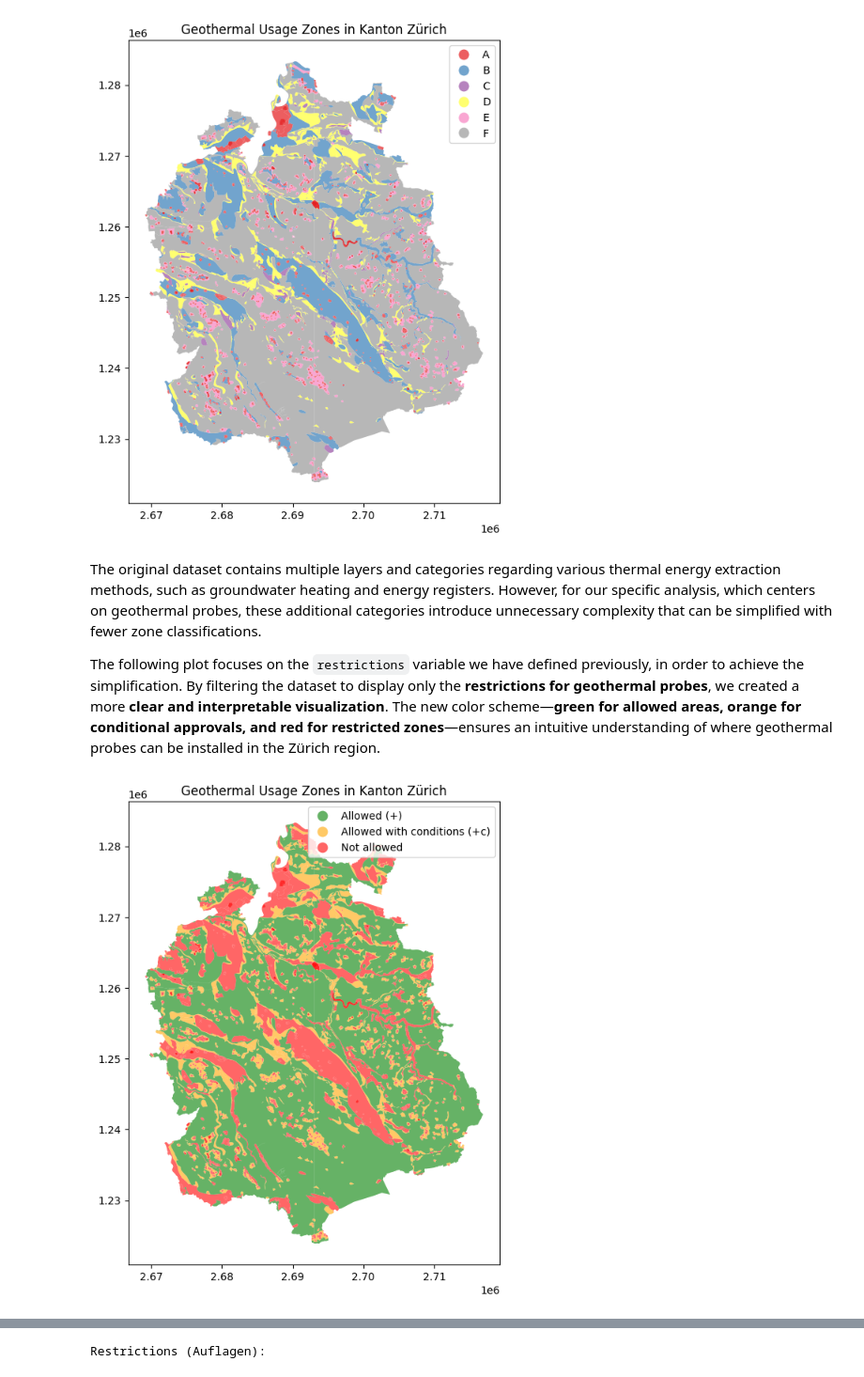
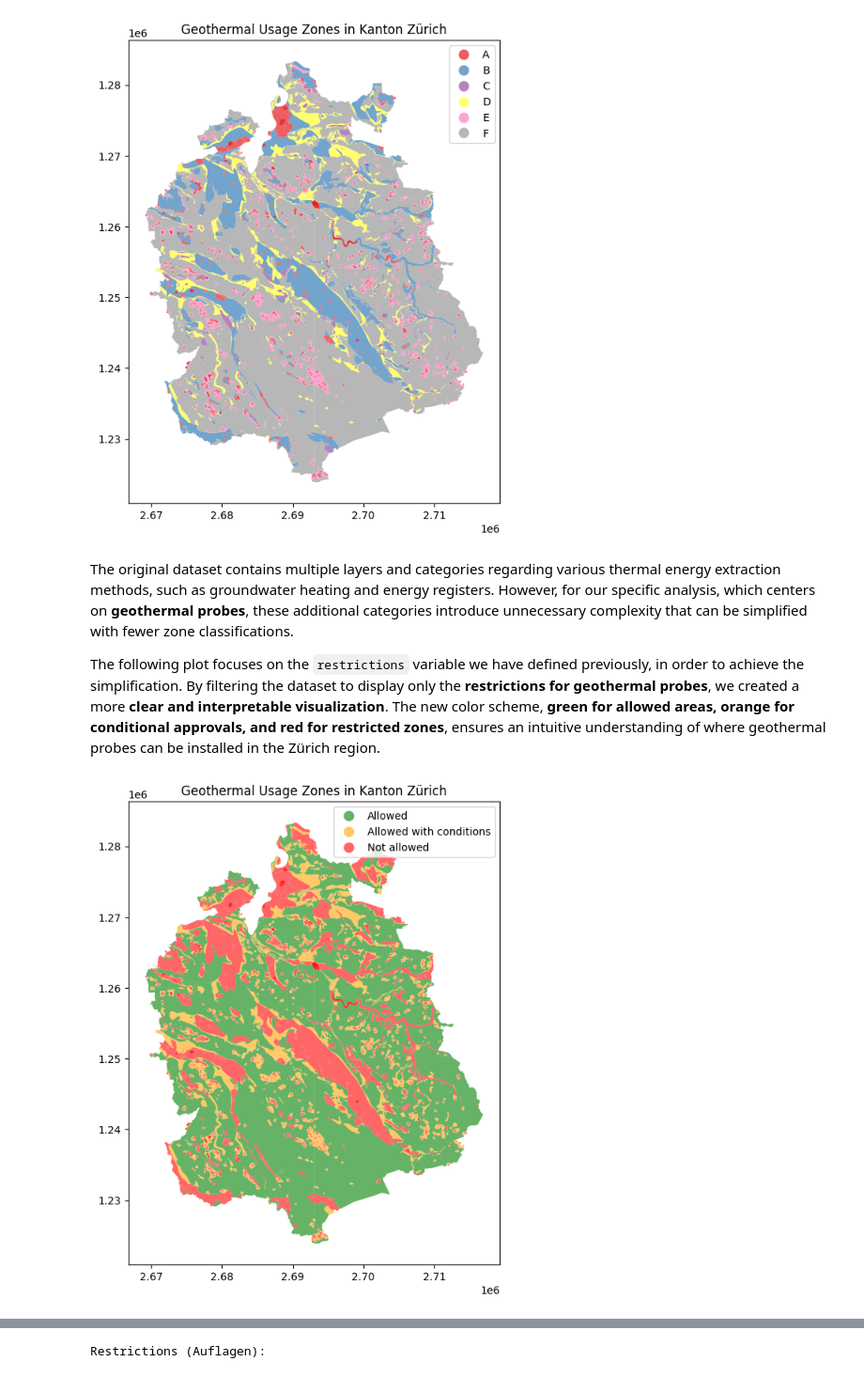
Before and after one commit to leinadher/GeoThesis, a Jupyter notebook: 02_extraction_zh_erdwärmezonen.ipynb, the cells around one changed output, grey strips where cells are left out. Shown at 94% size. Saved outputs shown, nothing was run; the diff lists cells and outputs as text; code cells hidden in the pictures.

```diff
--- a/02_extraction_zh_erdwärmezonen.ipynb
+++ b/02_extraction_zh_erdwärmezonen.ipynb
@@ -240,10 +249,10 @@ print("\nUnique ZONEN values in Thermal Zones:", zh_waermenutzung_gdf["ZONEN"].u
 restriction_mapping = {
     "A": "Not allowed",
     "B": "Not allowed",
-    "C": "Allowed with conditions (+c)",
-    "D": "Allowed with conditions (+c)",
-    "E": "Allowed with conditions (+c)",
-    "F": "Allowed (+)"
+    "C": "Allowed with conditions",
+    "D": "Allowed with conditions",
+    "E": "Allowed with conditions",
+    "F": "Allowed"
 }
 
 # Apply mapping to create the 'restrictions' column
@@ -271,32 +280,32 @@ plt.show()
 # %% [output]
 [figure]
 # %% [markdown]
-The original dataset contains multiple layers and categories regarding various thermal energy extraction methods, such as groundwater heating and energy registers. However, for our specific analysis, which centers on geothermal probes, these additional categories introduce unnecessary complexity that can be simplified with fewer zone classifications.
+The original dataset contains multiple layers and categories regarding various thermal energy extraction methods, such as groundwater heating and energy registers. However, for our specific analysis, which centers on **geothermal probes**, these additional categories introduce unnecessary complexity that can be simplified with fewer zone classifications.
 
-The following plot focuses on the `restrictions` variable we have defined previously, in order to achieve the simplification. By filtering the dataset to display only the **restrictions for geothermal probes**, we created a more **clear and interpretable visualization**. The new color scheme—**green for allowed areas, orange for conditional approvals, and red for restricted zones**—ensures an intuitive understanding of where geothermal probes can be installed in the Zürich region.
+The following plot focuses on the `restrictions` variable we have defined previously, in order to achieve the simplification. By filtering the dataset to display only the **restrictions for geothermal probes**, we created a more **clear and interpretable visualization**. The new color scheme, **green for allowed areas, orange for conditional approvals, and red for restricted zones**, ensures an intuitive understanding of where geothermal probes can be installed in the Zürich region.
 # %%
 # Define the custom color mapping
 cmap = mcolors.ListedColormap(["green", "orange", "red"])  # Not allowed, conditions, allowed
-categories = [ "Allowed (+)", "Allowed with conditions (+c)", "Not allowed",]
+categories = [ "Allowed", "Allowed with conditions", "Not allowed",]
 
 # Create the plot
 fig, ax = plt.subplots(figsize=(10, 8))
 zh_waermenutzung_gdf.plot(
     ax=ax, column="restrictions", cmap=cmap, legend=True, edgecolor=None, alpha=0.6
 )
 
 # Modify legend labels
 leg = ax.get_legend()
 for i, text in enumerate(leg.get_texts()):
     text.set_text(categories[i])
 
 # Add title
 ax.set_title("Geothermal Usage Zones in Kanton Zürich")
 
 # Show plot
 plt.show()
 # %% [output]
-[figure, old version]
+[figure, new version]
 # %% [markdown]
 An alpha factor has been deliberately added to the plot to show that **some areas appear to have overlapping polygons**, since there is a hierarchical structure to the different restriction classifications, creating unintended visual artifacts. This is due to the dataset containing **multiple layers of polygons that are not merged**, meaning that areas with the same restriction category (e.g., "Not allowed") were fragmented instead of being represented as a single, unified region. This overlap made it difficult to **interpret the spatial distribution of geothermal restrictions clearly** and could lead to misinterpretations in analysis.
 
```
Also changed, not shown: parts of 28 cells of this notebook, 2 other files.
